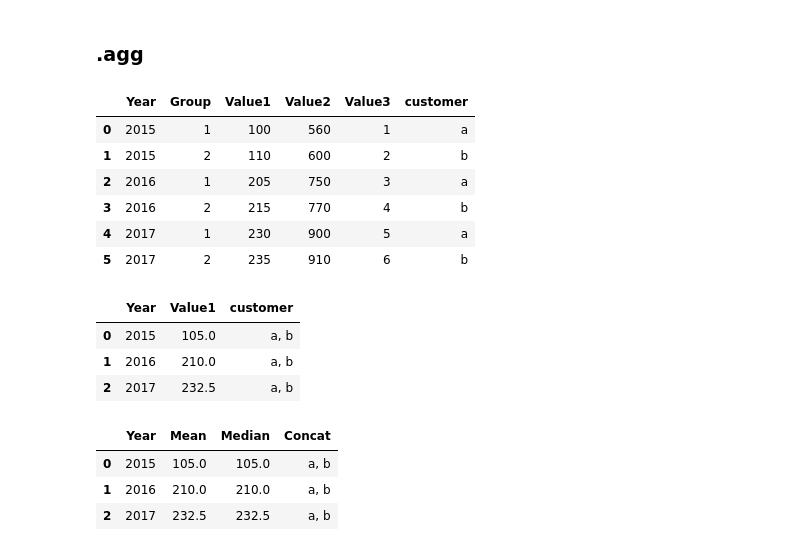
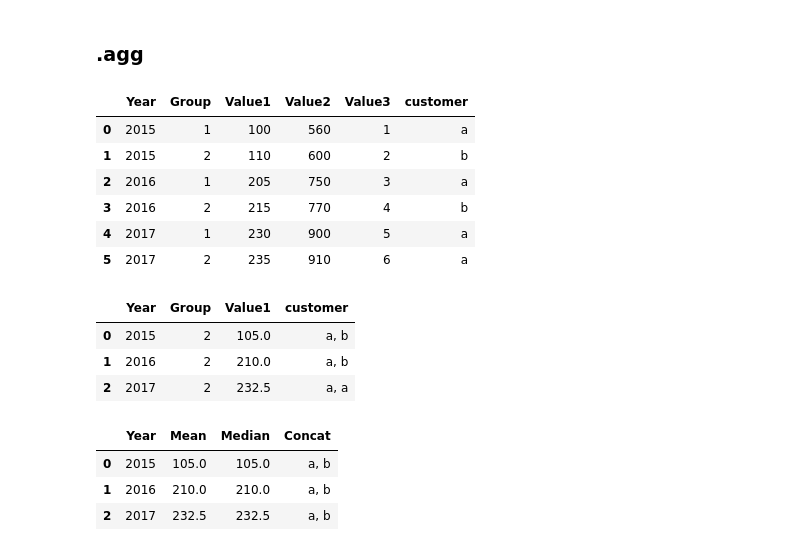
Before and after one commit to EvgeniiZorin/Handbook_Data-Science, a Jupyter notebook: _Pandas.ipynb, the cells around one changed output. Saved outputs shown, nothing was run; the diff lists cells and outputs as text; code cells hidden in the pictures.

```diff
--- a/_Pandas.ipynb
+++ b/_Pandas.ipynb
@@ -1336,7 +1336,7 @@ df = pd.DataFrame({
     'Value1': [100, 110, 205, 215, 230, 235],
     'Value2': [560, 600, 750, 770, 900, 910],
     'Value3': [1, 2, 3, 4, 5, 6],
-    'customer': ['a', 'b', 'a', 'b', 'a', 'b']
+    'customer': ['a', 'b', 'a', 'b', 'a', 'a']
 })
 df
 # %% [output]
@@ -1346,30 +1346,31 @@ df
 | 2 | 2016 | 1 | 205 | 750 | 3 | a |
 | 3 | 2016 | 2 | 215 | 770 | 4 | b |
 | 4 | 2017 | 1 | 230 | 900 | 5 | a |
-| 5 | 2017 | 2 | 235 | 910 | 6 | b |
+| 5 | 2017 | 2 | 235 | 910 | 6 | a |
 # %%
 # Method 1
 # NOTE: doesn't allow performing multiple transformations on the same column
 
 def join_strings(x):
     print(x)
     return ', '.join(str(x))
 
 (
     df
     .groupby('Year')
     .agg({
+        'Group': 'max',
         'Value1': 'median', # mean, median, sum,
         # 'Value2': ['mean', 'sum'], # this is not the best as this will lead to double-level index
-        'customer': lambda x: ', '.join(x)
+        'customer': ', '.join # lambda x: ', '.join(set(x)),
     })
     .reset_index()
 )
 # %% [output]
-|  | Year | Value1 | customer |
-| 0 | 2015 | 105.0 | a, b |
-| 1 | 2016 | 210.0 | a, b |
-| 2 | 2017 | 232.5 | a, b |
+|  | Year | Group | Value1 | customer |
+| 0 | 2015 | 2 | 105.0 | a, b |
+| 1 | 2016 | 2 | 210.0 | a, b |
+| 2 | 2017 | 2 | 232.5 | a, a |
 # %%
 # Method 2 (PREFERRED)
 (
```
Also changed, not shown: parts of 9 cells of this notebook.
